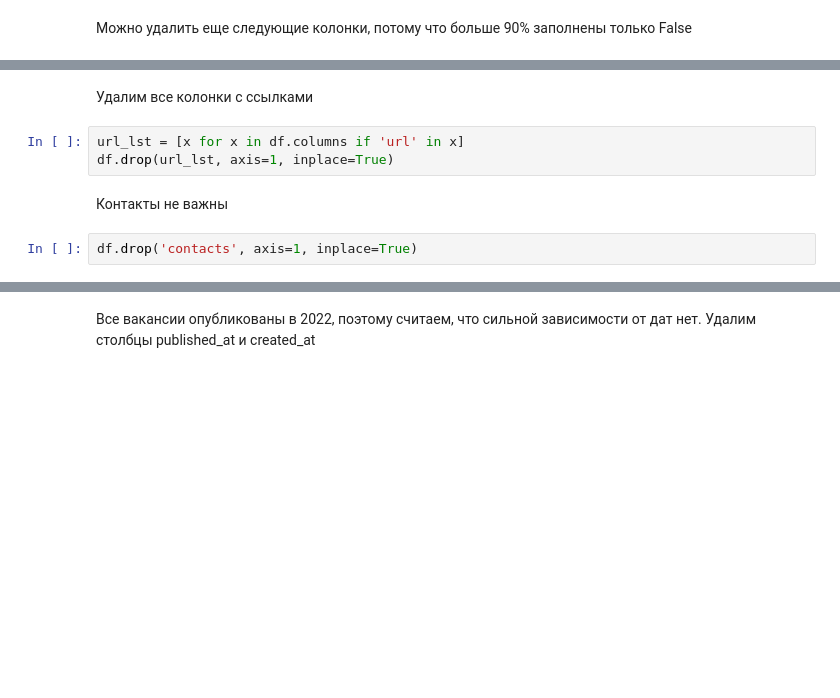
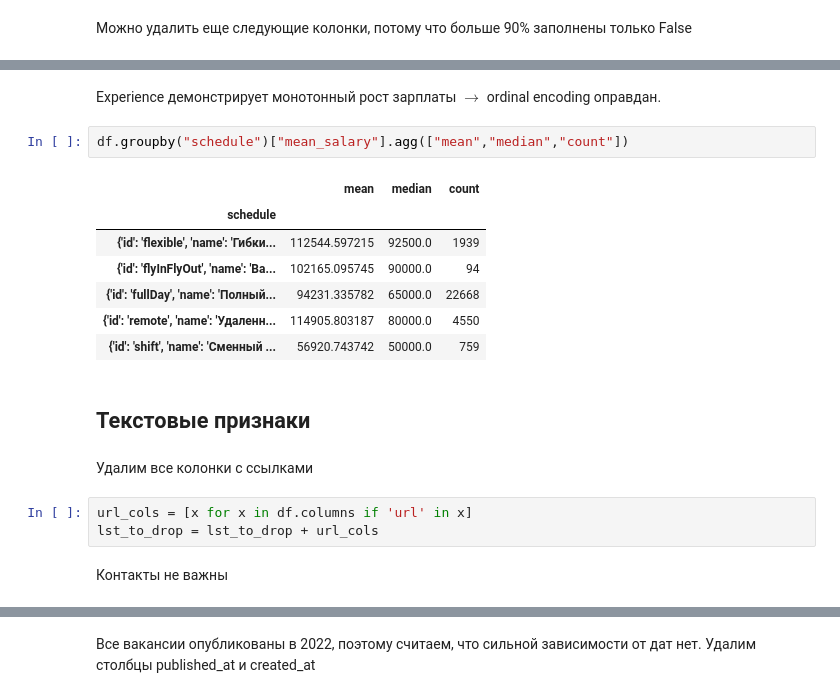
Before and after one commit to Hope1133/Portfolio, a Jupyter notebook: Cost_regression/notebooks/research_notebook.ipynb, the cells around one changed output, grey strips where cells are left out. Saved outputs shown, nothing was run; the diff lists cells and outputs as text; blank space fills up the shorter version.

```diff
--- a/Cost_regression/notebooks/research_notebook.ipynb
+++ b/Cost_regression/notebooks/research_notebook.ipynb
@@ -205,9 +216,21 @@ df.drop(lst_to_drop, axis=1, inplace=True)
+# %% [markdown]
+Experience демонстрирует монотонный рост зарплаты $\rightarrow$ ordinal encoding оправдан.
+# %%
+df.groupby("schedule")["mean_salary"].agg(["mean","median","count"])
+# %% [output]
+|  | mean | median | count |
+| schedule |  |  |  |
+| {'id': 'flexible', 'name': 'Гибки... | 112544.597215 | 92500.0 | 1939 |
+| {'id': 'flyInFlyOut', 'name': 'Ва... | 102165.095745 | 90000.0 | 94 |
+| {'id': 'fullDay', 'name': 'Полный... | 94231.335782 | 65000.0 | 22668 |
+| {'id': 'remote', 'name': 'Удаленн... | 114905.803187 | 80000.0 | 4550 |
+| {'id': 'shift', 'name': 'Сменный ... | 56920.743742 | 50000.0 | 759 |
+# %% [markdown]
+## Текстовые признаки
 # %% [markdown]
 Удалим все колонки с ссылками
 # %%
-url_lst = [x for x in df.columns if 'url' in x]
-df.drop(url_lst, axis=1, inplace=True)
+url_cols = [x for x in df.columns if 'url' in x]
+lst_to_drop = lst_to_drop + url_cols
 # %% [markdown]
 Контакты не важны
-# %%
-df.drop('contacts', axis=1, inplace=True)
```
Also changed, not shown: parts of 23 cells of this notebook.
